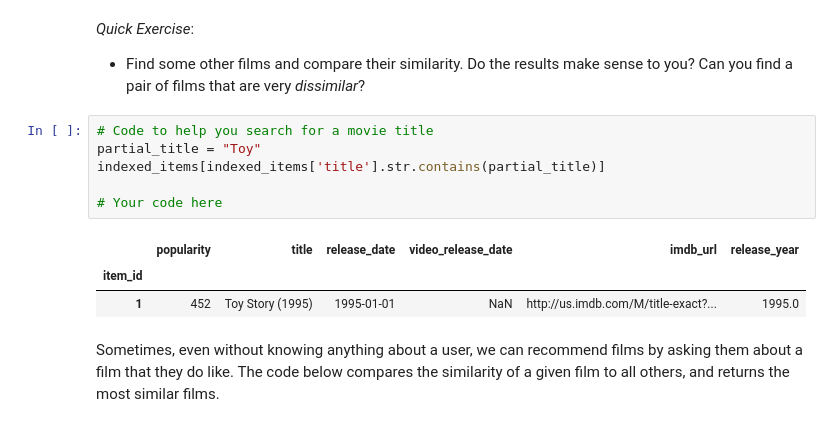
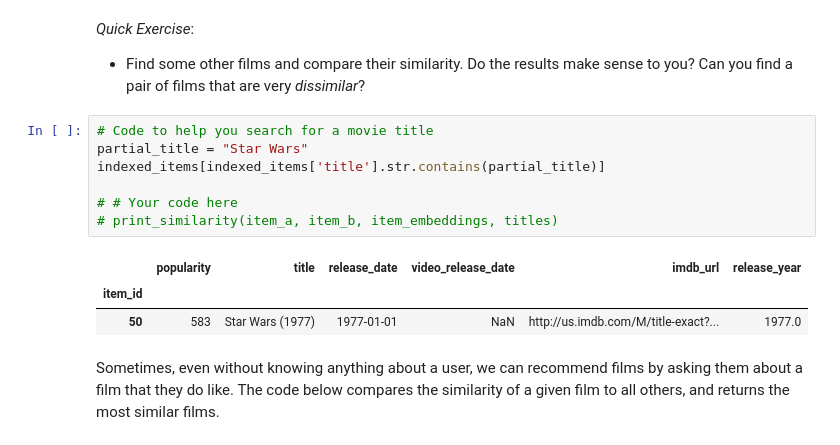
Before and after one commit to olga-mineyeva/deep_learning, a Jupyter notebook: 01_materials/labs/lab_3.ipynb, the cells around one changed output. Drawn from its saved outputs; the diff is of its cells as text.

```diff
--- a/01_materials/labs/lab_3.ipynb
+++ b/01_materials/labs/lab_3.ipynb
@@ -407,14 +407,15 @@ Cosine similarity: 1.0
 - Find some other films and compare their similarity. Do the results make sense to you? Can you find a pair of films that are very _dissimilar_?
 # %%
 # Code to help you search for a movie title
-partial_title = "Toy"
+partial_title = "Star Wars"
 indexed_items[indexed_items['title'].str.contains(partial_title)]
 
-# Your code here
+# # Your code here
+# print_similarity(item_a, item_b, item_embeddings, titles)
 # %% [output]
 |  | popularity | title | release_date | video_release_date | imdb_url | release_year |
 | item_id |  |  |  |  |  |  |
-| 1 | 452 | Toy Story (1995) | 1995-01-01 | NaN | http://us.imdb.com/M/title-exact?... | 1995.0 |
+| 50 | 583 | Star Wars (1977) | 1977-01-01 | NaN | http://us.imdb.com/M/title-exact?... | 1977.0 |
 # %% [markdown]
 Sometimes, even without knowing anything about a user, we can recommend films by asking them about a film that they do like. The code below compares the similarity of a given film to all others, and returns the most similar films.
 # %%
```
Also changed, not shown: parts of 13 cells of this notebook.
